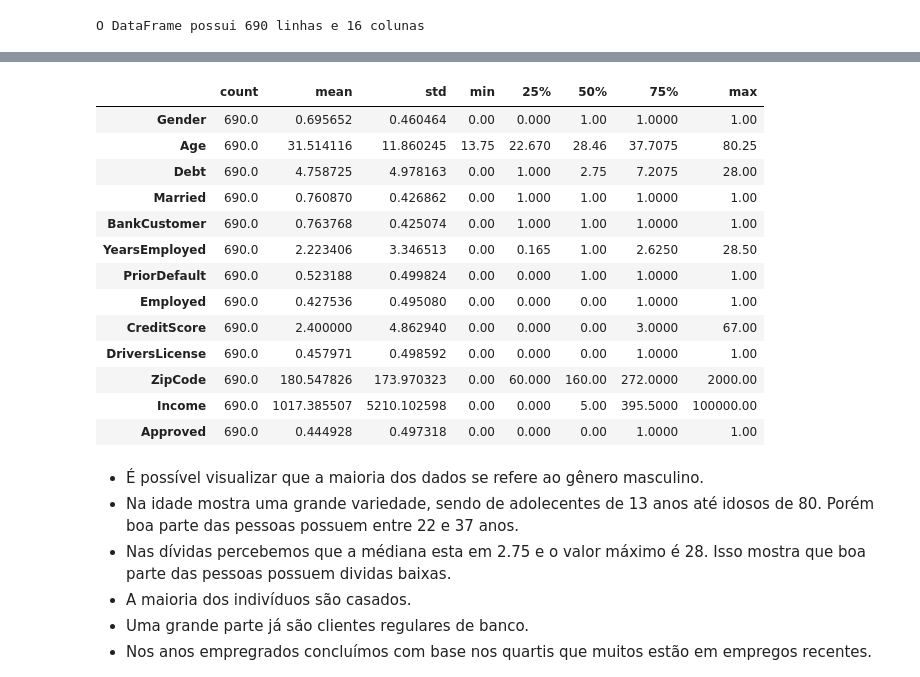
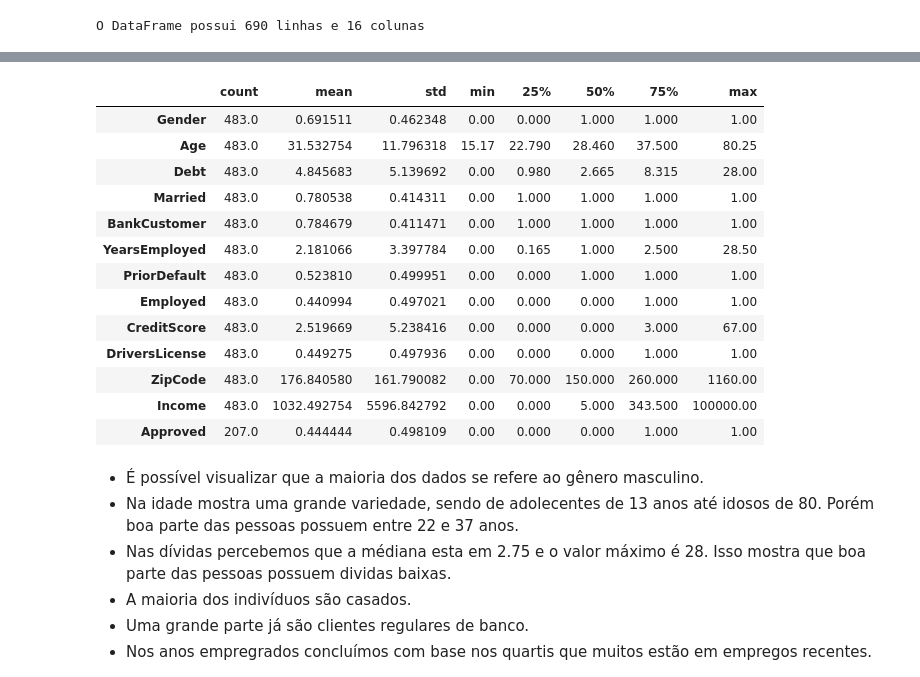
Before and after one commit to hribes/Projeto_Aprovacao_Credito, a Jupyter notebook: Notebook/Aprovacao_cartao_credito.ipynb, the cells around one changed output, grey strips where cells are left out. Drawn from its saved outputs; the diff is of its cells as text; code cells hidden in the pictures.

```diff
--- a/Notebook/Aprovacao_cartao_credito.ipynb
+++ b/Notebook/Aprovacao_cartao_credito.ipynb
@@ -59,4 +44,5 @@ Definindo algumas configurações globais para os gráficos.
 Importação dos dados que iremos utilizar.
 # %%
-dados = 'Dados/clean_dataset.csv'
+dados = os.getenv('CAMINHO_DADOS')
 df = pd.read_csv(dados)
+df.head()
@@ -113,0 +126,8 @@ memory usage: 86.4+ KB
+# %%
+X = df.drop(columns=["Approved"])
+y = df["Approved"]
+
+X_train, X_test, y_train, y_test = train_test_split(X, y, test_size=0.30, random_state=42, stratify=y)
+
+print(f"Tamanho do treino: {X_train.shape[0]}")
+print(f"Tamanho do teste: {X_test.shape[0]}")
@@ -113,0 +139,3 @@ memory usage: 86.4+ KB
+# %%
+df_train = pd.concat([X_train, y_train], axis=1)
+df_train.shape
@@ -114,20 +203,20 @@ memory usage: 86.4+ KB
 # %%
-df.describe().T
+df_train.describe().T
 # %% [output]
 |  | count | mean | std | min | 25% | 50% | 75% | max |
-| Gender | 690.0 | 0.695652 | 0.460464 | 0.00 | 0.000 | 1.00 | 1.0000 | 1.00 |
-| Age | 690.0 | 31.514116 | 11.860245 | 13.75 | 22.670 | 28.46 | 37.7075 | 80.25 |
-| Debt | 690.0 | 4.758725 | 4.978163 | 0.00 | 1.000 | 2.75 | 7.2075 | 28.00 |
-| Married | 690.0 | 0.760870 | 0.426862 | 0.00 | 1.000 | 1.00 | 1.0000 | 1.00 |
-| BankCustomer | 690.0 | 0.763768 | 0.425074 | 0.00 | 1.000 | 1.00 | 1.0000 | 1.00 |
-| YearsEmployed | 690.0 | 2.223406 | 3.346513 | 0.00 | 0.165 | 1.00 | 2.6250 | 28.50 |
-| PriorDefault | 690.0 | 0.523188 | 0.499824 | 0.00 | 0.000 | 1.00 | 1.0000 | 1.00 |
-| Employed | 690.0 | 0.427536 | 0.495080 | 0.00 | 0.000 | 0.00 | 1.0000 | 1.00 |
-| CreditScore | 690.0 | 2.400000 | 4.862940 | 0.00 | 0.000 | 0.00 | 3.0000 | 67.00 |
-| DriversLicense | 690.0 | 0.457971 | 0.498592 | 0.00 | 0.000 | 0.00 | 1.0000 | 1.00 |
-| ZipCode | 690.0 | 180.547826 | 173.970323 | 0.00 | 60.000 | 160.00 | 272.0000 | 2000.00 |
-| Income | 690.0 | 1017.385507 | 5210.102598 | 0.00 | 0.000 | 5.00 | 395.5000 | 100000.00 |
-| Approved | 690.0 | 0.444928 | 0.497318 | 0.00 | 0.000 | 0.00 | 1.0000 | 1.00 |
+| Gender | 483.0 | 0.691511 | 0.462348 | 0.00 | 0.000 | 1.000 | 1.000 | 1.00 |
+| Age | 483.0 | 31.532754 | 11.796318 | 15.17 | 22.790 | 28.460 | 37.500 | 80.25 |
+| Debt | 483.0 | 4.845683 | 5.139692 | 0.00 | 0.980 | 2.665 | 8.315 | 28.00 |
+| Married | 483.0 | 0.780538 | 0.414311 | 0.00 | 1.000 | 1.000 | 1.000 | 1.00 |
+| BankCustomer | 483.0 | 0.784679 | 0.411471 | 0.00 | 1.000 | 1.000 | 1.000 | 1.00 |
+| YearsEmployed | 483.0 | 2.181066 | 3.397784 | 0.00 | 0.165 | 1.000 | 2.500 | 28.50 |
+| PriorDefault | 483.0 | 0.523810 | 0.499951 | 0.00 | 0.000 | 1.000 | 1.000 | 1.00 |
+| Employed | 483.0 | 0.440994 | 0.497021 | 0.00 | 0.000 | 0.000 | 1.000 | 1.00 |
+| CreditScore | 483.0 | 2.519669 | 5.238416 | 0.00 | 0.000 | 0.000 | 3.000 | 67.00 |
+| DriversLicense | 483.0 | 0.449275 | 0.497936 | 0.00 | 0.000 | 0.000 | 1.000 | 1.00 |
+| ZipCode | 483.0 | 176.840580 | 161.790082 | 0.00 | 70.000 | 150.000 | 260.000 | 1160.00 |
+| Income | 483.0 | 1032.492754 | 5596.842792 | 0.00 | 0.000 | 5.000 | 343.500 | 100000.00 |
+| Approved | 207.0 | 0.444444 | 0.498109 | 0.00 | 0.000 | 0.000 | 1.000 | 1.00 |
 # %% [markdown]
 - É possível visualizar que a maioria dos dados se refere ao gênero masculino.
 - Na idade mostra uma grande variedade, sendo de adolecentes de 13 anos até idosos de 80. Porém boa parte das pessoas possuem entre 22 e 37 anos.
```
Also changed, not shown: parts of 62 cells of this notebook, 2 other files.
